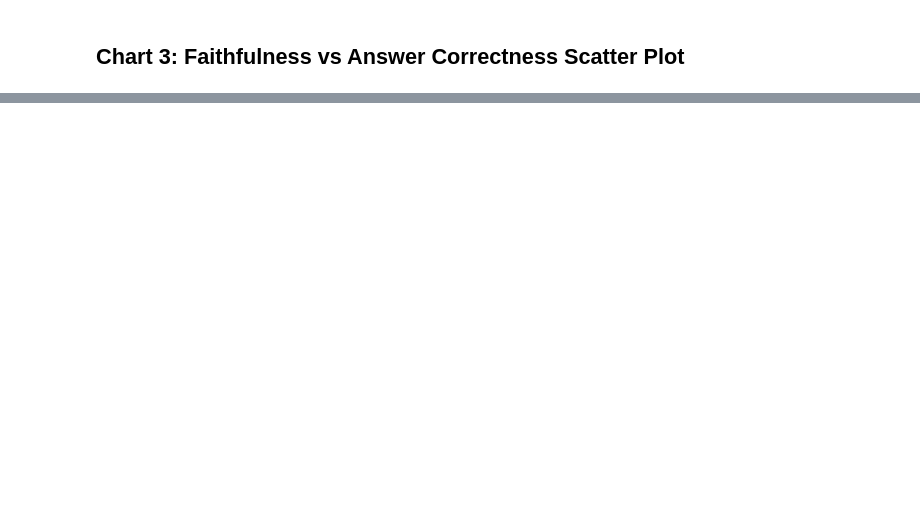
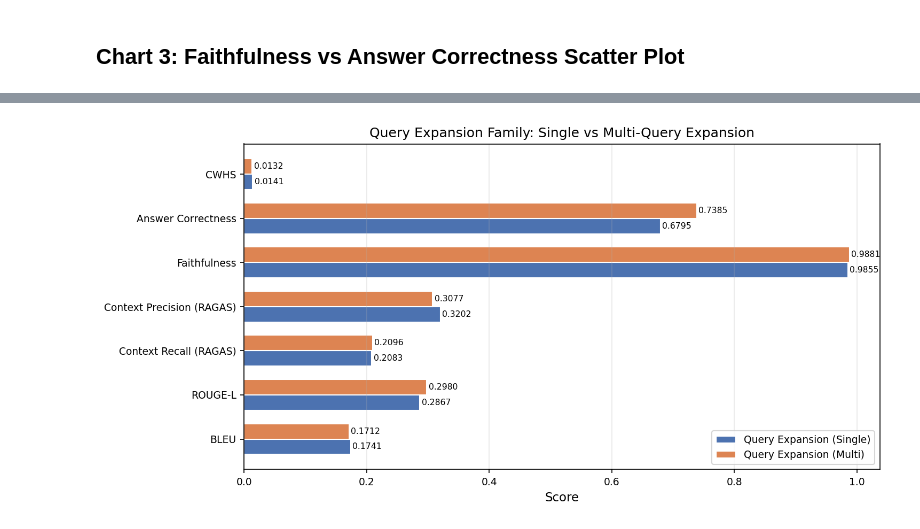
Before and after one commit to maalolankannan1/MedicalQA_RAG, a Jupyter notebook: notebooks/results_charts.ipynb, the cells around one changed output, grey strips where cells are left out. Saved outputs shown, nothing was run; the diff lists cells and outputs as text; code cells hidden in the pictures; blank space fills up the shorter version.

```diff
--- a/notebooks/results_charts.ipynb
+++ b/notebooks/results_charts.ipynb
@@ -38,12 +38,12 @@ ARCHITECTURES = {
     "Naive RAG k=3":           {"ragas": "naive_rag_minilm_combined_20260504_132359.csv", "eval": "naive_rag_minilm_chroma_cosine_20260504_132359.csv", "faith": "naive_rag_minilm_faithfulness_20260504_132359.csv", "corr": "naive_rag_minilm_answer_correctness_20260504_132359.csv"},
     "Naive RAG k=5":           {"ragas": "naive_rag_minilm_k_5_combined_20260506_145734.csv", "eval": "naive_rag_minilm_chroma_cosine_k_5_20260506_145734.csv", "faith": "naive_rag_minilm_k_5_faithfulness_20260506_145734.csv", "corr": "naive_rag_minilm_k_5_answer_correctness_20260506_145734.csv"},
     "Naive RAG k=8":           {"ragas": "naive_rag_minilm_k_8_combined_20260507_145335.csv", "eval": "naive_rag_minilm_chroma_cosine_k_8_20260507_145335.csv", "faith": "naive_rag_minilm_k_8_faithfulness_20260507_145335.csv", "corr": "naive_rag_minilm_k_8_answer_correctness_20260507_145335.csv"},
-    "Query Exp. (Single)":     {"ragas": "query_expansion_rag_minilm_combined_20260509_121158.csv", "eval": "query_expansion_rag_minilm_chroma_cosine_20260509_121158.csv", "faith": "query_expansion_rag_minilm_faithfulness_20260509_121158.csv", "corr": "query_expansion_rag_minilm_answer_correctness_20260509_121158.csv"},
-    "Query Exp. (Multi)":      {"ragas": "multi_query_expansion_rag_minilm_combined_20260509_155059.csv", "eval": "multi_query_expansion_rag_minilm_chroma_cosine_20260509_155059.csv", "faith": "multi_query_expansion_rag_minilm_faithfulness_20260509_155059.csv", "corr": "multi_query_expansion_rag_minilm_answer_correctness_20260509_155059.csv"},
+    "Query Expansion (Single)":     {"ragas": "query_expansion_rag_minilm_combined_20260509_121158.csv", "eval": "query_expansion_rag_minilm_chroma_cosine_20260509_121158.csv", "faith": "query_expansion_rag_minilm_faithfulness_20260509_121158.csv", "corr": "query_expansion_rag_minilm_answer_correctness_20260509_121158.csv"},
+    "Query Expansion (Multi)":      {"ragas": "multi_query_expansion_rag_minilm_combined_20260509_155059.csv", "eval": "multi_query_expansion_rag_minilm_chroma_cosine_20260509_155059.csv", "faith": "multi_query_expansion_rag_minilm_faithfulness_20260509_155059.csv", "corr": "multi_query_expansion_rag_minilm_answer_correctness_20260509_155059.csv"},
     "Query Decomposition":     {"ragas": "decomposition_rag_minilm_combined_20260518_181816.csv", "eval": "decomposition_rag_minilm_k_5_20260518_181816.csv", "faith": "decomposition_rag_minilm_faithfulness_20260518_181816.csv", "corr": "decomposition_rag_minilm_answer_correctness_20260518_181816.csv"},
     "Hybrid RRF":              {"ragas": "hybrid_rrf_rag_minilm_combined_20260510_081037.csv", "eval": "hybrid_rrf_rag_minilm_chroma_cosine_20260510_081037.csv", "faith": "hybrid_rrf_rag_minilm_faithfulness_20260510_081037.csv", "corr": "hybrid_rrf_rag_minilm_answer_correctness_20260510_081037.csv"},
     "Hybrid + Cross-Encoder":  {"ragas": "hybrid_cross_encoder_rag_minilm_combined_20260510_062636.csv", "eval": "hybrid_cross_encoder_rag_minilm_chroma_cosine_20260510_062636.csv", "faith": "hybrid_cross_encoder_rag_minilm_faithfulness_20260510_062636.csv", "corr": "hybrid_cross_encoder_rag_minilm_answer_correctness_20260510_062636.csv"},
-    "Naive RAG + Critic":      {"ragas": "naive_rag_critic_minilm_combined_20260517_204517.csv", "eval": "naive_rag_critic_minilm_chroma_cosine_20260517_204517.csv", "faith": "naive_rag_critic_minilm_faithfulness_20260517_204517.csv", "corr": "naive_rag_critic_minilm_answer_correctness_20260517_204517.csv"},
+    "Naive RAG With Critic":      {"ragas": "naive_rag_critic_minilm_combined_20260517_204517.csv", "eval": "naive_rag_critic_minilm_chroma_cosine_20260517_204517.csv", "faith": "naive_rag_critic_minilm_faithfulness_20260517_204517.csv", "corr": "naive_rag_critic_minilm_answer_correctness_20260517_204517.csv"},
     "MeSH-Guided RAG":        {"ragas": "mesh_guided_rag_minilm_combined_20260512_132445.csv", "eval": "mesh_guided_rag_minilm_chroma_20260512_132445.csv", "faith": "mesh_guided_rag_minilm_faithfulness_20260512_132445.csv", "corr": "mesh_guided_rag_minilm_answer_correctness_20260512_132445.csv"},
     "Evidence-Graded RAG":     {"ragas": "evidence_graded_rag_minilm_combined_20260516_164252.csv", "eval": "evidence_graded_rag_minilm_chroma_20260516_164252.csv", "faith": "evidence_graded_rag_minilm_faithfulness_20260516_164252.csv", "corr": "evidence_graded_rag_minilm_answer_correctness_20260516_164252.csv"},
 }
@@ -62,10 +62,10 @@ for label, files in ARCHITECTURES.items():
     ragas_path = RAGAS_DIR / files["ragas"]
     if ragas_path.exists():
         rdf = pd.read_csv(ragas_path)
-        row["BLEU"] = safe_mean(rdf, "bleu")
-        row["ROUGE-L"] = safe_mean(rdf, "rouge")
-        row["Context Recall (RAGAS)"] = safe_mean(rdf, "contextrecall")
-        row["Context Precision (RAGAS)"] = safe_mean(rdf, "contextprecision")
+        row["BLEU"] = safe_mean(rdf, "BleuScore")
+        row["ROUGE-L"] = safe_mean(rdf, "RougeScore")
+        row["Context Recall (RAGAS)"] = safe_mean(rdf, "NonLLMContextRecall")
+        row["Context Precision (RAGAS)"] = safe_mean(rdf, "NonLLMContextPrecisionWithReference")
 
     # Eval dataset (latency)
     eval_path = EVAL_DIR / files["eval"]
@@ -185,0 +480,31 @@ plt.show()
+# %%
+family_metrics = ["BLEU", "ROUGE-L", "Context Recall (RAGAS)", "Context Precision (RAGAS)",
+                  "Faithfulness", "Answer Correctness", "CWHS"]
+
+qe_archs = ["Query Expansion (Single)", "Query Expansion (Multi)"]
+qe_df = metrics_df.loc[qe_archs, [m for m in family_metrics if m in metrics_df.columns]].dropna(axis=1, how="any")
+
+fig, ax = plt.subplots(figsize=(10, 5))
+y = np.arange(len(qe_df.columns))
+bar_h = 0.35
+
+bars1 = ax.barh(y - bar_h/2, qe_df.iloc[0].values, bar_h, label=qe_archs[0], color="#4C72B0", edgecolor="white")
+bars2 = ax.barh(y + bar_h/2, qe_df.iloc[1].values, bar_h, label=qe_archs[1], color="#DD8452", edgecolor="white")
+
+ax.set_yticks(y)
+ax.set_yticklabels(qe_df.columns)
+ax.set_xlabel("Score")
+ax.set_title("Query Expansion Family: Single vs Multi-Query Expansion")
+ax.legend(loc="lower right")
+ax.grid(axis="x", alpha=0.3)
+
+for bar in bars1:
+    ax.text(bar.get_width() + 0.003, bar.get_y() + bar.get_height()/2, f"{bar.get_width():.4f}", va="center", fontsize=7.5)
+for bar in bars2:
+    ax.text(bar.get_width() + 0.003, bar.get_y() + bar.get_height()/2, f"{bar.get_width():.4f}", va="center", fontsize=7.5)
+
+plt.tight_layout()
+plt.savefig(FIGURES_DIR / "chart_query_expansion_family.png", bbox_inches="tight")
+plt.show()
+# %% [output]
+[figure, added]
```
Also changed, not shown: parts of 63 cells of this notebook, 29 other files.
